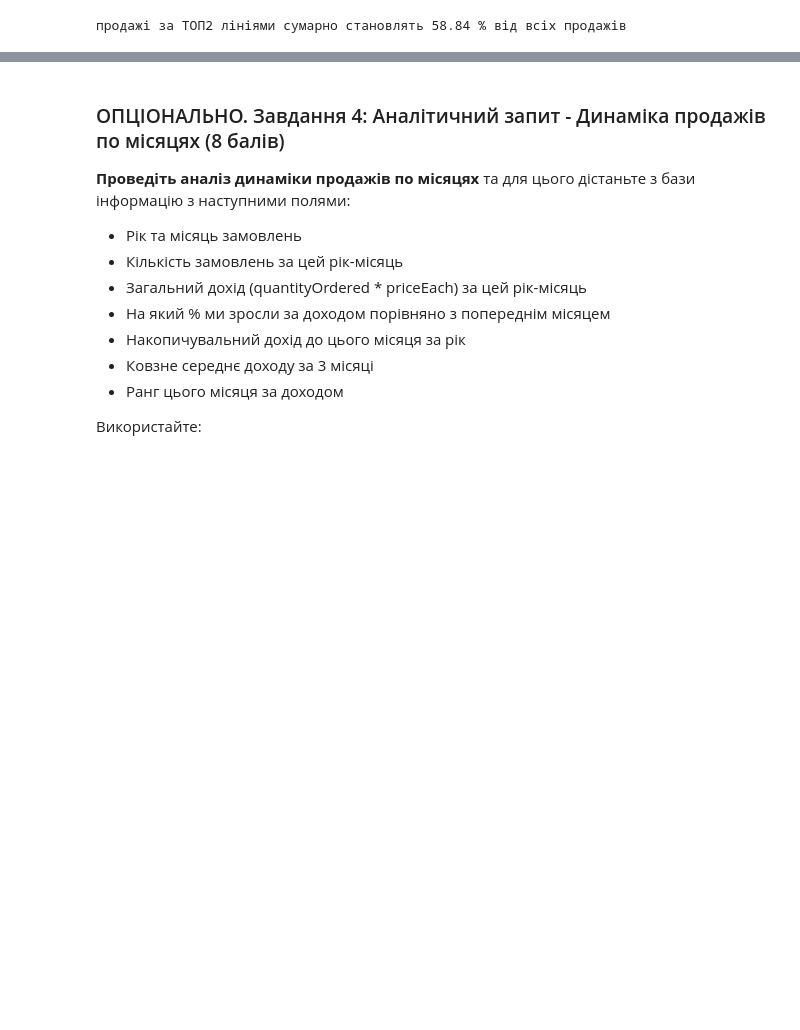
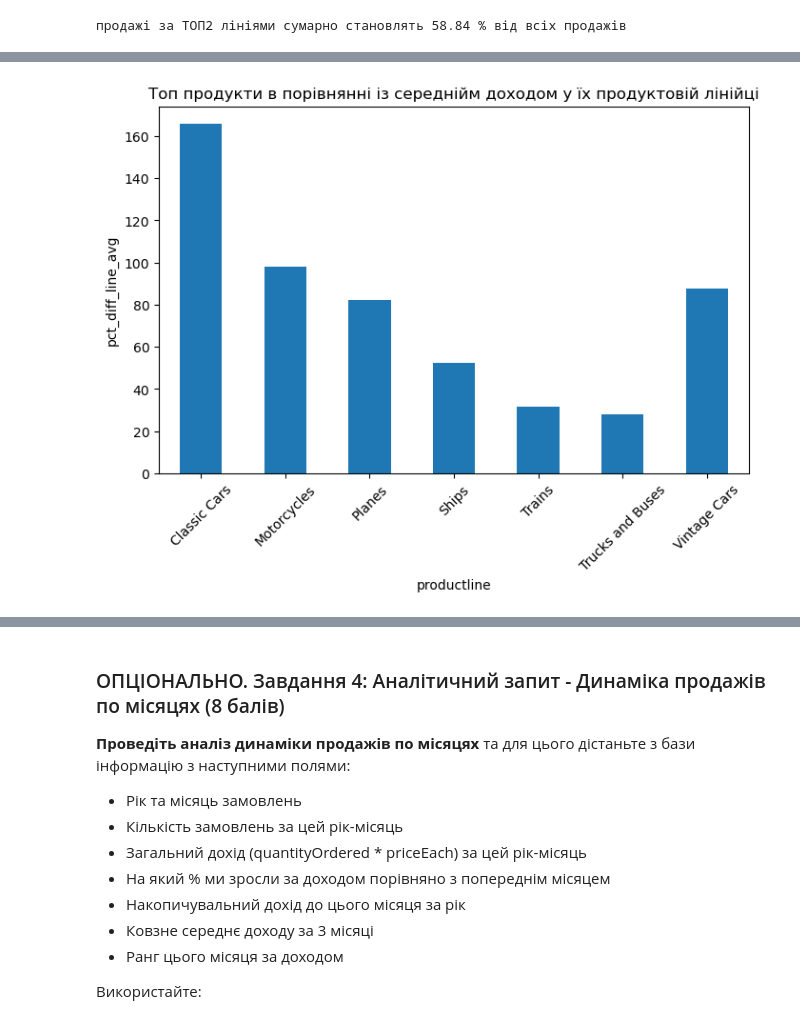
Before and after one commit to OlenaBabko/DataAnalytics_DataLovesAcademy, a Jupyter notebook: modul_12_Python integration with DB and API_ETL processes_Transactions/hw/HW_12_1_Python_integration_with_SQL.ipynb, the cells around one changed output, grey strips where cells are left out. Cells and saved outputs as stored; diff of their text form; code cells hidden in the pictures; blank space fills up the shorter version.

```diff
--- a/modul_12_Python integration with DB and API_ETL processes_Transactions/hw/HW_12_1_Python_integration_with_SQL.ipynb
+++ b/modul_12_Python integration with DB and API_ETL processes_Transactions/hw/HW_12_1_Python_integration_with_SQL.ipynb
@@ -553,0 +573,10 @@ print(f"продажі за ТОП2 лініями сумарно становл
+# %%
+# топ в кожній лінійці
+
+top_prod_in_productline = (
+    df_product_profitability
+    .sort_values("revenue", ascending=False)
+    .groupby("productLine")
+    .first()
+)
+top_prod_in_productline[["productName", "revenue", "pct_diff_line_avg"]]
@@ -553,0 +593,13 @@ print(f"продажі за ТОП2 лініями сумарно становл
+# %%
+plt.figure(figsize=(8,5))
+
+top_prod_in_productline["pct_diff_line_avg"].plot(kind="bar")
+
+plt.title("Топ продукти в порівнянні із середнійм доходом у їх продуктовій лінійці")
+plt.xlabel("productline")
+plt.ylabel("pct_diff_line_avg")
+plt.xticks(rotation=45)
+
+plt.show()
+# %% [output]
+[figure, added]
```
Also changed, not shown: parts of 16 cells of this notebook.
